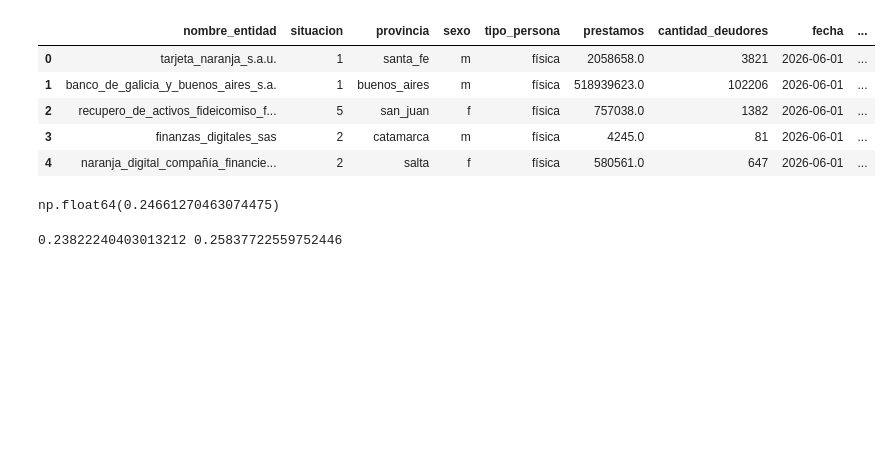
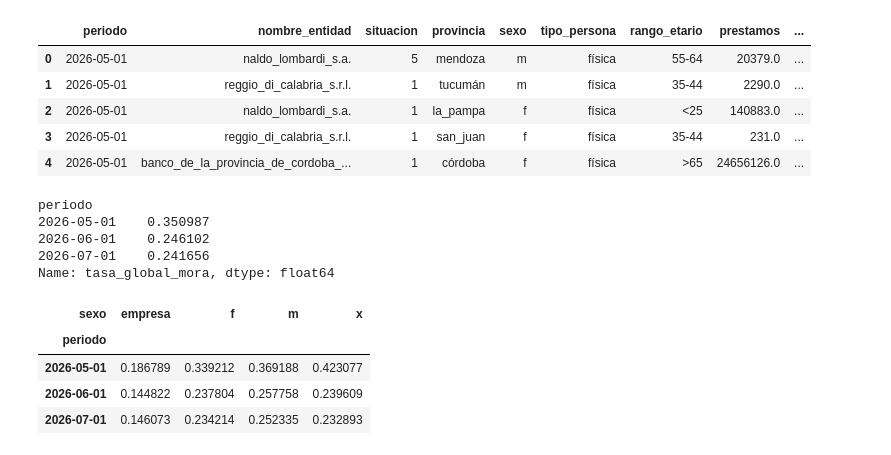
Before and after one commit to rfhfmnn/deudores-bcra, a Jupyter notebook: 3_stats.ipynb, the cells around one changed output. Cells and saved outputs as stored; diff of their text form; code cells hidden in the pictures; blank space fills up the shorter version.

```diff
--- a/3_stats.ipynb
+++ b/3_stats.ipynb
@@ -9,5 +8,5 @@ from sklearn.metrics import mutual_info_score
 from datetime import datetime
 import os
 # %%
-mes_proceso="2026-06-01"
+mes_proceso = None
 # %%
@@ -15,8 +14,18 @@ df=pl.read_parquet("data/deuda_old.parquet").to_pandas()
 # %%
-df.columns=df.columns.str.lower().str.replace(" ","_")
-categorical_columns=list(df.dtypes[df.dtypes=="str"].index)
+df.columns = df.columns.str.lower().str.replace(" ", "_")
+categorical_columns = list(df.dtypes[df.dtypes == "str"].index)
 for c in categorical_columns:
-    df[c]=df[c].str.lower().str.replace(" ","_")
+    df[c] = df[c].str.lower().str.replace(" ", "_")
+
+# Asegurar columna de periodo en formato datetime
+if 'periodo' in df.columns:
+    df['periodo'] = pd.to_datetime(df['periodo'])
+elif 'fecha' in df.columns:
+    df['periodo'] = pd.to_datetime(df['fecha'])
+
+# Filtrar por mes_proceso si fue especificado
+if mes_proceso is not None:
+    df = df[df['periodo'] == pd.to_datetime(mes_proceso)].copy()
 
 df.head()
 # %% [output]
@@ -43,29 +55,36 @@ rango_etario         0
 dtype: int64
 # %%
-df.situacion_mora=(df.situacion_mora=='en_mora').astype(int)
+df['situacion_mora'] = (df['situacion_mora'] == 'en_mora').astype(int)
+df['personas_en_mora'] = df['situacion_mora'] * df['cantidad_deudores']
 df.head()
 # %% [output]
-|  | nombre_entidad | situacion | provincia | sexo | tipo_persona | prestamos | cantidad_deudores | fecha | ... |
-| 0 | tarjeta_naranja_s.a.u. | 1 | santa_fe | m | física | 2058658.0 | 3821 | 2026-06-01 | ... |
-| 1 | banco_de_galicia_y_buenos_aires_s.a. | 1 | buenos_aires | m | física | 518939623.0 | 102206 | 2026-06-01 | ... |
-| 2 | recupero_de_activos_fideicomiso_f... | 5 | san_juan | f | física | 757038.0 | 1382 | 2026-06-01 | ... |
-| 3 | finanzas_digitales_sas | 2 | catamarca | m | física | 4245.0 | 81 | 2026-06-01 | ... |
-| 4 | naranja_digital_compañía_financie... | 2 | salta | f | física | 580561.0 | 647 | 2026-06-01 | ... |
+|  | periodo | nombre_entidad | situacion | provincia | sexo | tipo_persona | rango_etario | prestamos | ... |
+| 0 | 2026-05-01 | naldo_lombardi_s.a. | 5 | mendoza | m | física | 55-64 | 20379.0 | ... |
+| 1 | 2026-05-01 | reggio_di_calabria_s.r.l. | 1 | tucumán | m | física | 35-44 | 2290.0 | ... |
+| 2 | 2026-05-01 | naldo_lombardi_s.a. | 1 | la_pampa | f | física | <25 | 140883.0 | ... |
+| 3 | 2026-05-01 | reggio_di_calabria_s.r.l. | 1 | san_juan | f | física | 35-44 | 231.0 | ... |
+| 4 | 2026-05-01 | banco_de_la_provincia_de_cordoba_... | 1 | córdoba | f | física | >65 | 24656126.0 | ... |
 # %%
-totales_por_situacion=df.groupby('situacion_mora')['cantidad_deudores'].sum()
-proporciones=totales_por_situacion/totales_por_situacion.sum()
-tasa_global_mora = proporciones[1]
-tasa_global_mora
+totales_por_periodo = df.groupby('periodo')[['personas_en_mora', 'cantidad_deudores']].sum()
+tasa_global_mora = totales_por_periodo['personas_en_mora'] / totales_por_periodo['cantidad_deudores']
+display(tasa_global_mora.rename("tasa_global_mora"))
 # %% [output]
-np.float64(0.24661270463074475)
+periodo
+2026-05-01    0.350987
+2026-06-01    0.246102
+2026-07-01    0.241656
+Name: tasa_global_mora, dtype: float64
 # %%
-df_mujeres = df[df['sexo'] == 'f']
-mora_female = (df_mujeres['situacion_mora'] * df_mujeres['cantidad_deudores']).sum() / df_mujeres['cantidad_deudores'].sum()
+mora_sexo = df.groupby(['periodo', 'sexo']).apply(
+    lambda x: (x['situacion_mora'] * x['cantidad_deudores']).sum() / x['cantidad_deudores'].sum(),
+    include_groups=False
+).unstack()
 
-df_varones = df[df['sexo'] == 'm']
-mora_varones = (df_varones['situacion_mora'] * df_varones['cantidad_deudores']).sum() / df_varones['cantidad_deudores'].sum()
-
-print(mora_female,mora_varones)
+display(mora_sexo)
 # %% [output]
-0.23822240403013212 0.25837722559752446
+| sexo | empresa | f | m | x |
+| periodo |  |  |  |  |
+| 2026-05-01 | 0.186789 | 0.339212 | 0.369188 | 0.423077 |
+| 2026-06-01 | 0.144822 | 0.237804 | 0.257758 | 0.239609 |
+| 2026-07-01 | 0.146073 | 0.234214 | 0.252335 | 0.232893 |
 # %%
```
Also changed, not shown: parts of 12 cells of this notebook, 6 other files.
